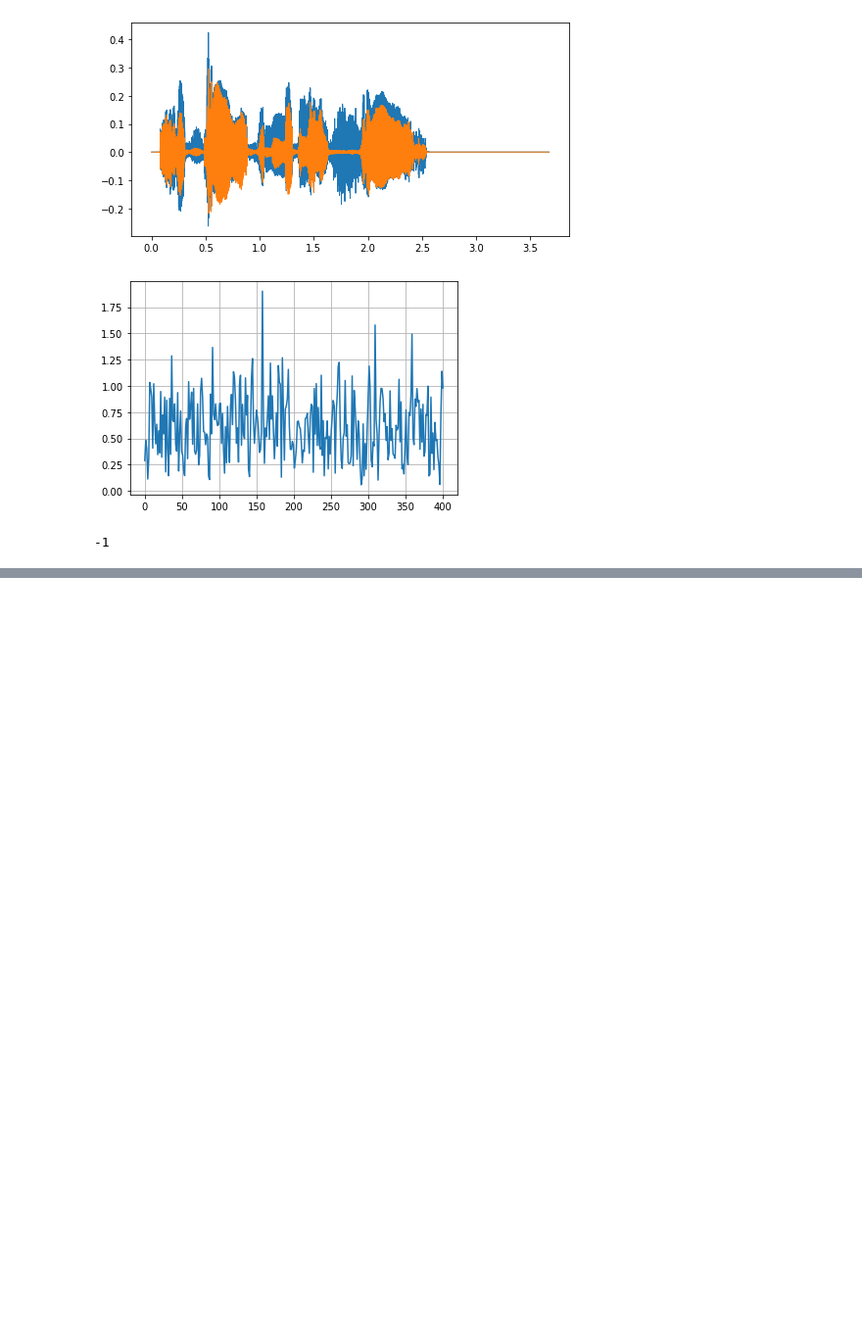
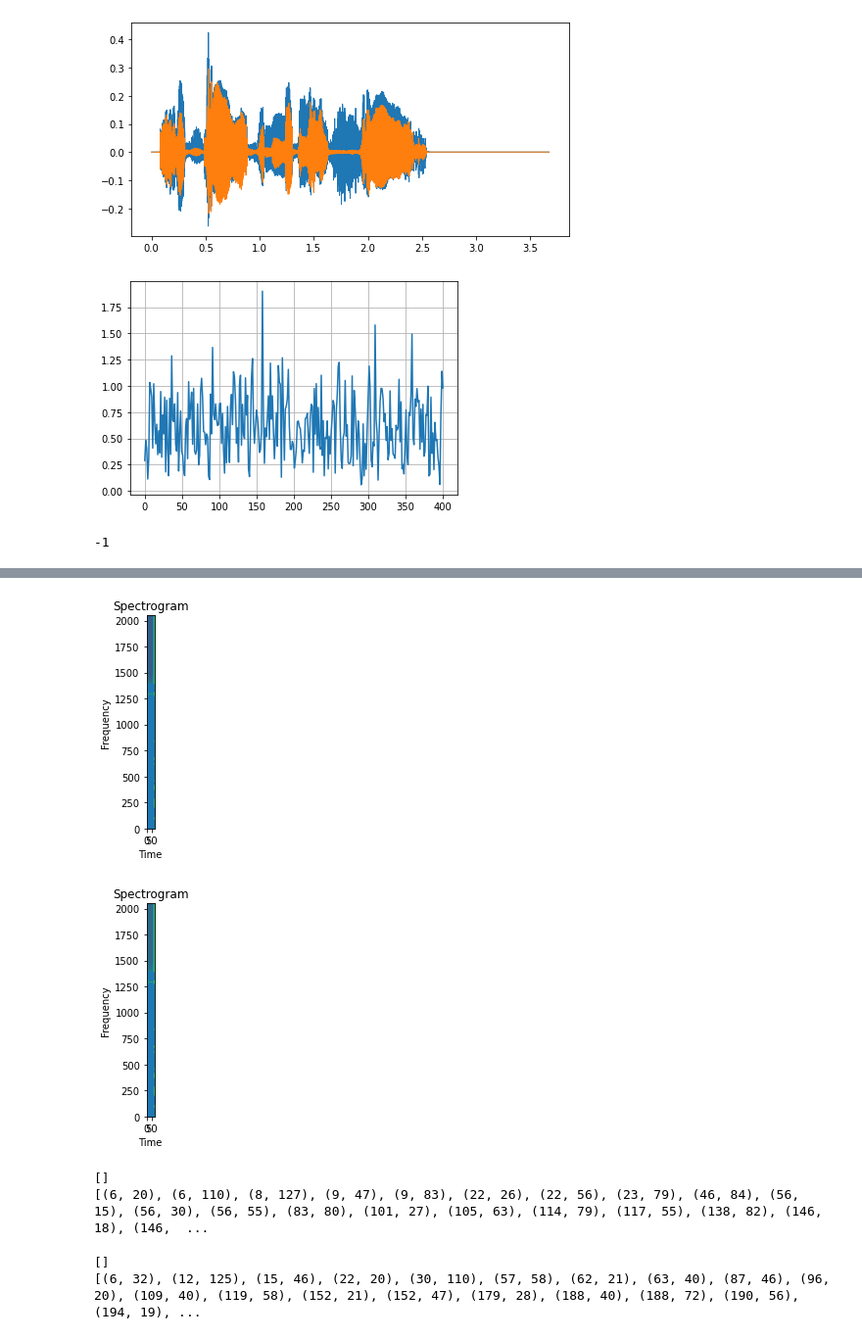
Before and after one commit to vik-vok/speech-similarity, a Jupyter notebook: voice_playing.ipynb, the cells around one changed output, grey strips where cells are left out. Shown at 98% size. Drawn from its saved outputs; the diff is of its cells as text; code cells hidden in the pictures; blank space fills up the shorter version.

```diff
--- a/voice_playing.ipynb
+++ b/voice_playing.ipynb
@@ -159,0 +499,32 @@ FileNotFoundError: [Errno 2] No such file or directory: 'path_to_an_audio_file'
+# %%
+def _recognize(*data) -> Tuple[List[Dict[str, any]], int, int, int]:
+    fingerprint_times = []
+    hashes = set()  # to remove possible duplicated fingerprints we built a set.
+    for channel in data:
+        fingerprints, fingerprint_time = generate_fingerprints(channel)
+        fingerprint_times.append(fingerprint_time)
+        hashes |= set(fingerprints)
+#     print(hashes)
+
+#     matches, dedup_hashes, query_time = self.dejavu.find_matches(hashes)
+
+#     t = time()
+#     final_results = self.dejavu.align_matches(matches, dedup_hashes, len(hashes))
+#     align_time = time() - t
+    return None
+#     return final_results, np.sum(fingerprint_times), query_time, align_time
+# %%
+_recognize(*channels_orig)
+# %% [output]
+[figure, added]
+[figure, added]
+# %%
+_recognize(*channels_pos)
+# %% [output]
+[]
+[(6, 20), (6, 110), (8, 127), (9, 47), (9, 83), (22, 26), (22, 56), (23, 79), (46, 84), (56, 15), (56, 30), (56, 55), (83, 80), (101, 27), (105, 63), (114, 79), (117, 55), (138, 82), (146, 18), (146,  ...
+# %%
+_recognize(*channels_neg)
+# %% [output]
+[]
+[(6, 32), (12, 125), (15, 46), (22, 20), (30, 110), (57, 58), (62, 21), (63, 40), (87, 46), (96, 20), (109, 40), (119, 58), (152, 21), (152, 47), (179, 28), (188, 40), (188, 72), (190, 56), (194, 19), ...
```
Also changed, not shown: parts of 27 cells of this notebook.
